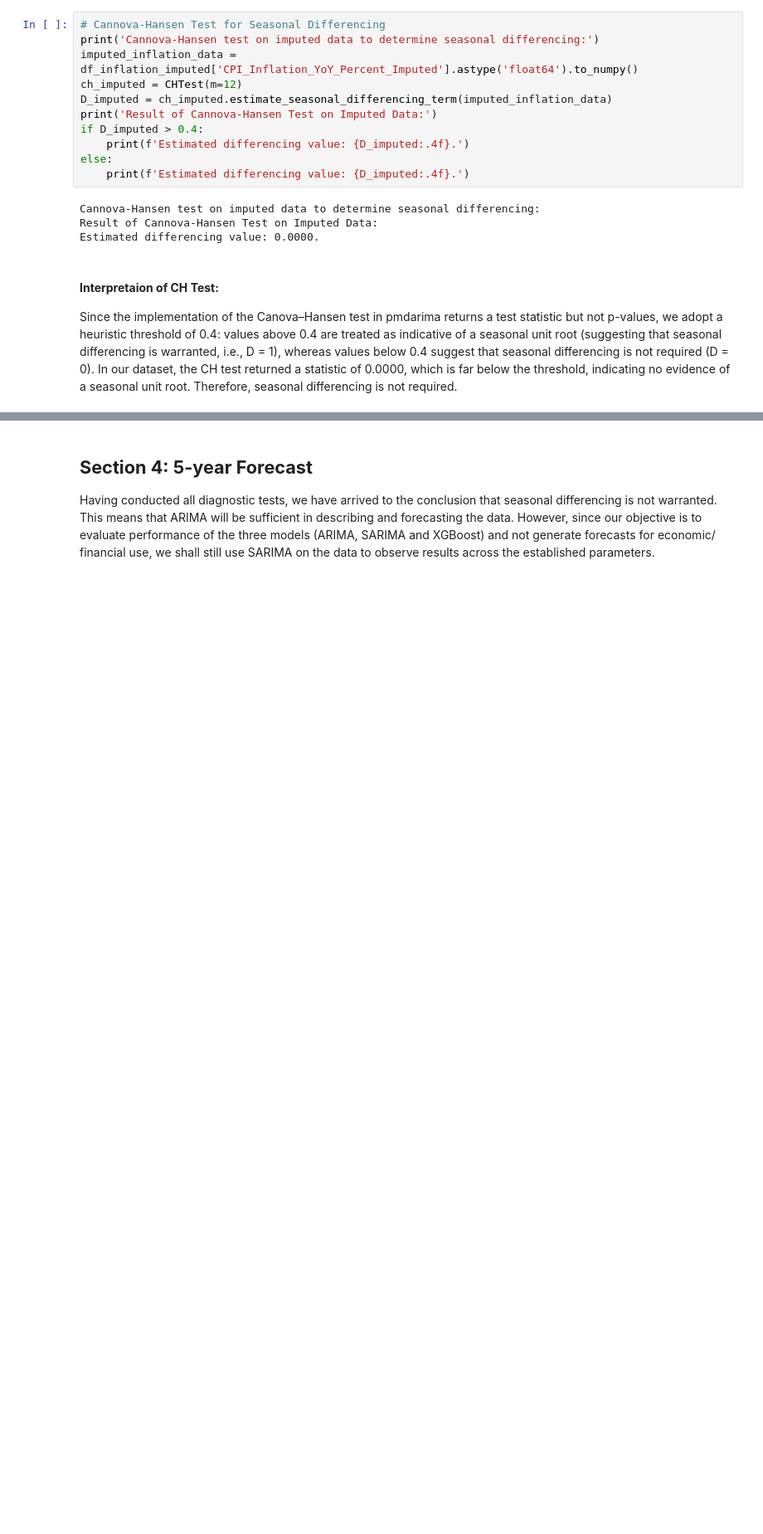
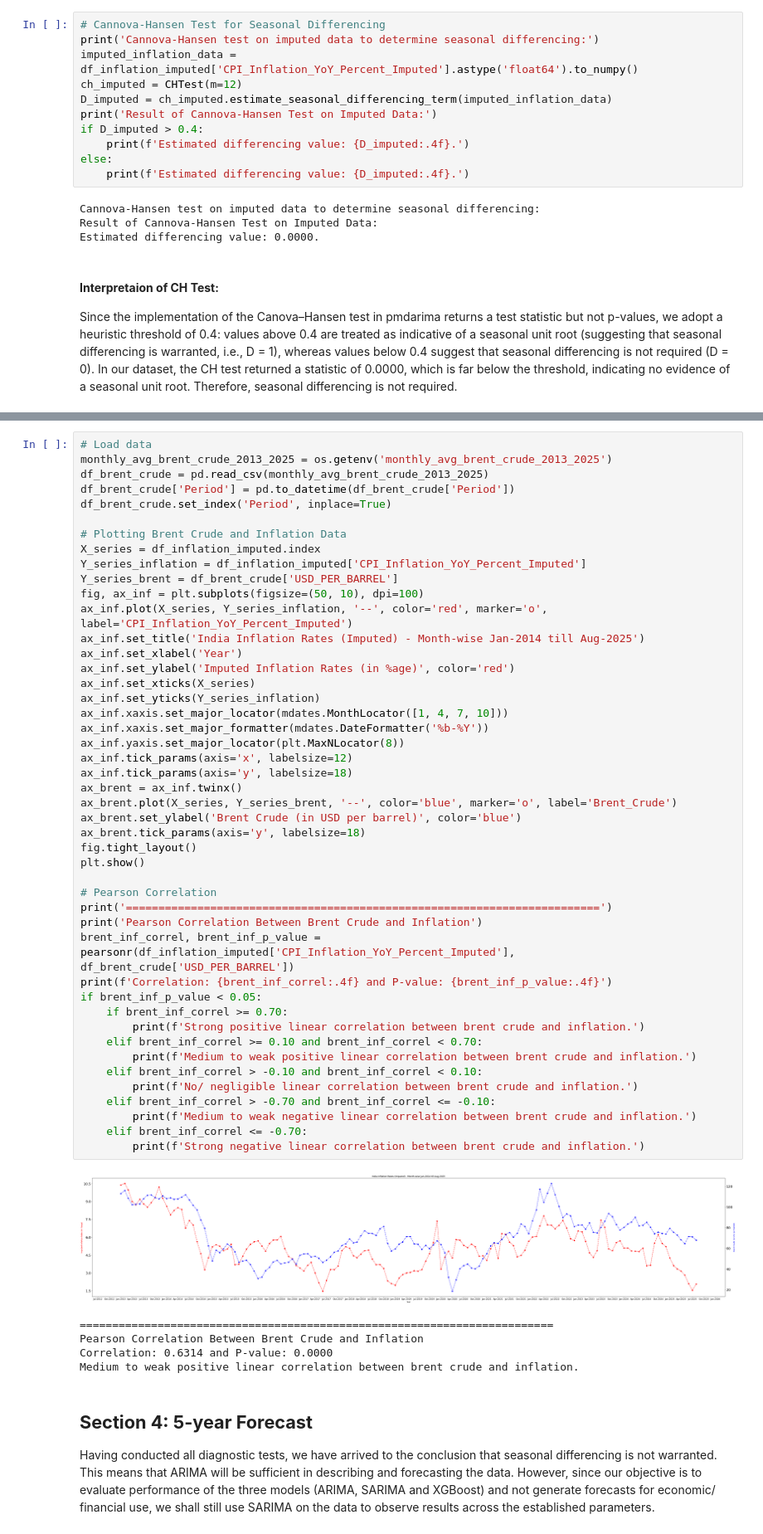
Before and after one commit to thenaivecoder89/statistical_and_machine_learning_models, a Jupyter notebook: inflation/arima_sarima_xgboost/Comparative_analysis_report_on_arima_sarima_xgb_on_inflation_dataset.ipynb, the cells around one changed output, grey strips where cells are left out. Shown at 83% size. Cells and saved outputs as stored; diff of their text form; blank space fills up the shorter version.

Commit message:
Updated with exogenous variables data

```diff
--- a/inflation/arima_sarima_xgboost/Comparative_analysis_report_on_arima_sarima_xgb_on_inflation_dataset.ipynb
+++ b/inflation/arima_sarima_xgboost/Comparative_analysis_report_on_arima_sarima_xgb_on_inflation_dataset.ipynb
@@ -402,3 +419,55 @@ Since the implementation of the Canova–Hansen test in pmdarima returns a test
+# %%
+# Load data
+monthly_avg_brent_crude_2013_2025 = os.getenv('monthly_avg_brent_crude_2013_2025')
+df_brent_crude = pd.read_csv(monthly_avg_brent_crude_2013_2025)
+df_brent_crude['Period'] = pd.to_datetime(df_brent_crude['Period'])
+df_brent_crude.set_index('Period', inplace=True)
+
+# Plotting Brent Crude and Inflation Data
+X_series = df_inflation_imputed.index
+Y_series_inflation = df_inflation_imputed['CPI_Inflation_YoY_Percent_Imputed']
+Y_series_brent = df_brent_crude['USD_PER_BARREL']
+fig, ax_inf = plt.subplots(figsize=(50, 10), dpi=100)
+ax_inf.plot(X_series, Y_series_inflation, '--', color='red', marker='o', label='CPI_Inflation_YoY_Percent_Imputed')
+ax_inf.set_title('India Inflation Rates (Imputed) - Month-wise Jan-2014 till Aug-2025')
+ax_inf.set_xlabel('Year')
+ax_inf.set_ylabel('Imputed Inflation Rates (in %age)', color='red')
+ax_inf.set_xticks(X_series)
+ax_inf.set_yticks(Y_series_inflation)
+ax_inf.xaxis.set_major_locator(mdates.MonthLocator([1, 4, 7, 10]))
+ax_inf.xaxis.set_major_formatter(mdates.DateFormatter('%b-%Y'))
+ax_inf.yaxis.set_major_locator(plt.MaxNLocator(8))
+ax_inf.tick_params(axis='x', labelsize=12)
+ax_inf.tick_params(axis='y', labelsize=18)
+ax_brent = ax_inf.twinx()
+ax_brent.plot(X_series, Y_series_brent, '--', color='blue', marker='o', label='Brent_Crude')
+ax_brent.set_ylabel('Brent Crude (in USD per barrel)', color='blue')
+ax_brent.tick_params(axis='y', labelsize=18)
+fig.tight_layout()
+plt.show()
+
+# Pearson Correlation
+print('=========================================================================')
+print('Pearson Correlation Between Brent Crude and Inflation')
+brent_inf_correl, brent_inf_p_value = pearsonr(df_inflation_imputed['CPI_Inflation_YoY_Percent_Imputed'], df_brent_crude['USD_PER_BARREL'])
+print(f'Correlation: {brent_inf_correl:.4f} and P-value: {brent_inf_p_value:.4f}')
+if brent_inf_p_value < 0.05:
+    if brent_inf_correl >= 0.70:
+        print(f'Strong positive linear correlation between brent crude and inflation.')
+    elif brent_inf_correl >= 0.10 and brent_inf_correl < 0.70:
+        print(f'Medium to weak positive linear correlation between brent crude and inflation.')
+    elif brent_inf_correl > -0.10 and brent_inf_correl < 0.10:
+        print(f'No/ negligible linear correlation between brent crude and inflation.')
+    elif brent_inf_correl > -0.70 and brent_inf_correl <= -0.10:
+        print(f'Medium to weak negative linear correlation between brent crude and inflation.')
+    elif brent_inf_correl <= -0.70:
+        print(f'Strong negative linear correlation between brent crude and inflation.')
+# %% [output]
+[figure, added]
+=========================================================================
+Pearson Correlation Between Brent Crude and Inflation
+Correlation: 0.6314 and P-value: 0.0000
+Medium to weak positive linear correlation between brent crude and inflation.
 # %% [markdown]
 ## **Section 4: 5-year Forecast**
 
```
Also changed, not shown: parts of 7 cells of this notebook.
